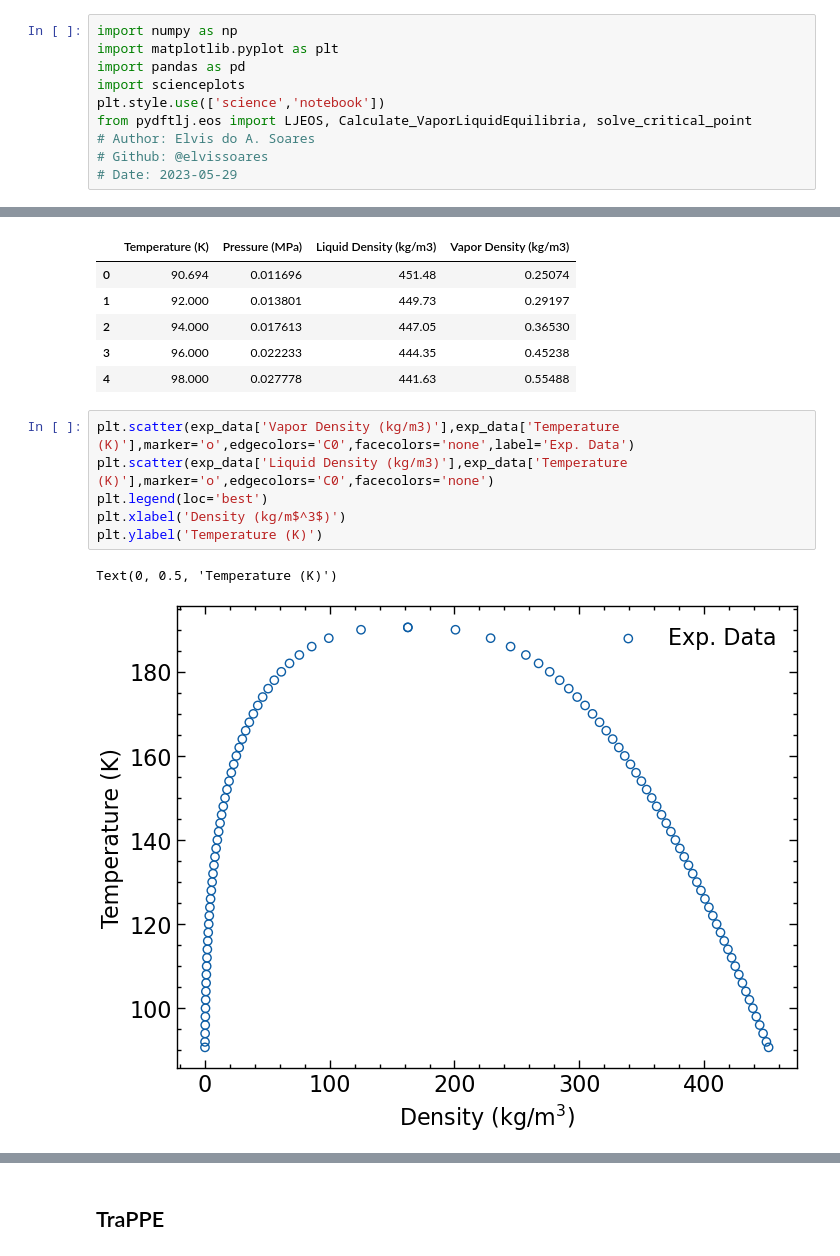
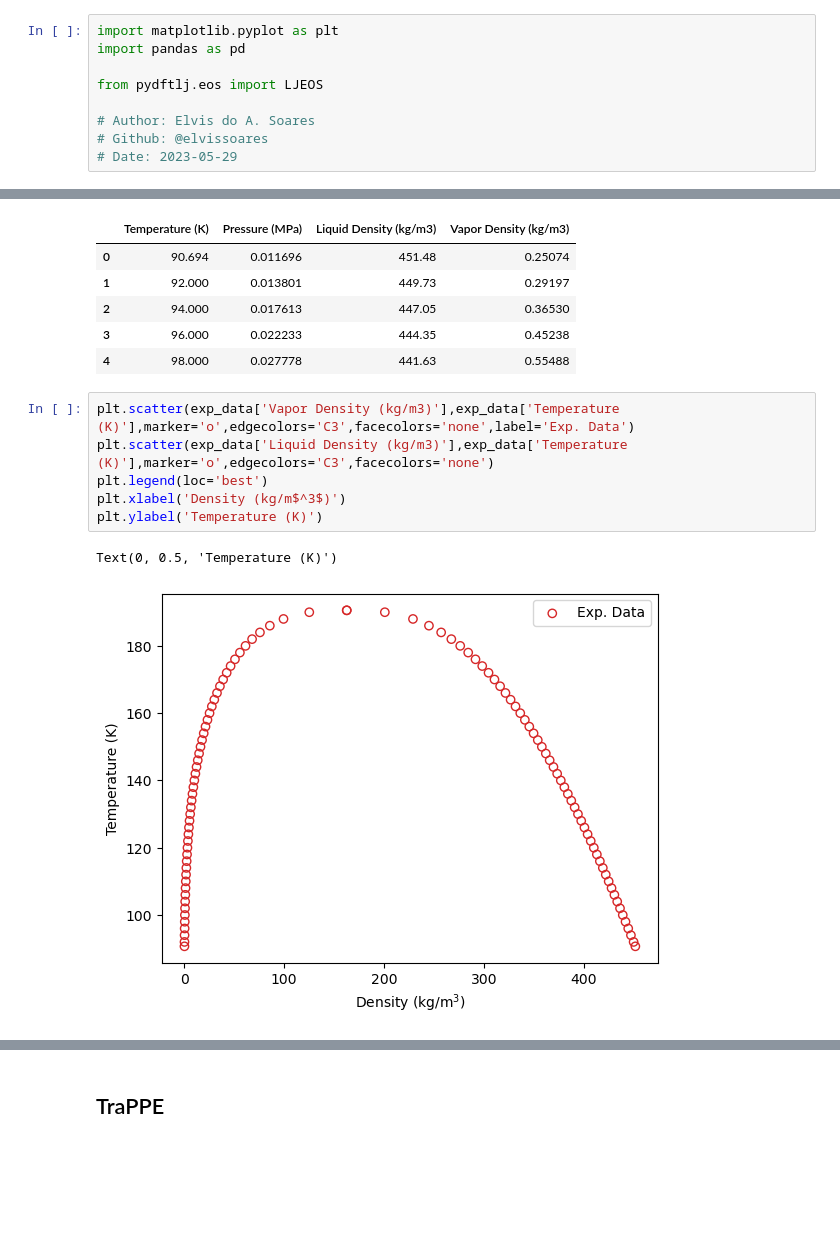
Before and after one commit to elvissoares/PyDFTlj, a Jupyter notebook: examples/Example1-Phasediagram-Methane.ipynb, the cells around one changed output, grey strips where cells are left out. Saved outputs shown, nothing was run; the diff lists cells and outputs as text; blank space fills up the shorter version.

```diff
--- a/examples/Example1-Phasediagram-Methane.ipynb
+++ b/examples/Example1-Phasediagram-Methane.ipynb
@@ -1,10 +1,9 @@
 # %%
-import numpy as np
 import matplotlib.pyplot as plt
 import pandas as pd
-import scienceplots
-plt.style.use(['science','notebook'])
-from pydftlj.eos import LJEOS, Calculate_VaporLiquidEquilibria, solve_critical_point
+
+from pydftlj.eos import LJEOS
+
 # Author: Elvis do A. Soares
 # Github: @elvissoares
 # Date: 2023-05-29
@@ -24,11 +28,11 @@ exp_data.head()
 | 3 | 96.000 | 0.022233 | 444.35 | 0.45238 |
 | 4 | 98.000 | 0.027778 | 441.63 | 0.55488 |
 # %%
-plt.scatter(exp_data['Vapor Density (kg/m3)'],exp_data['Temperature (K)'],marker='o',edgecolors='C0',facecolors='none',label='Exp. Data')
-plt.scatter(exp_data['Liquid Density (kg/m3)'],exp_data['Temperature (K)'],marker='o',edgecolors='C0',facecolors='none')
+plt.scatter(exp_data['Vapor Density (kg/m3)'],exp_data['Temperature (K)'],marker='o',edgecolors='C3',facecolors='none',label='Exp. Data')
+plt.scatter(exp_data['Liquid Density (kg/m3)'],exp_data['Temperature (K)'],marker='o',edgecolors='C3',facecolors='none')
 plt.legend(loc='best')
 plt.xlabel('Density (kg/m$^3$)')
 plt.ylabel('Temperature (K)')
 # %% [output]
 Text(0, 0.5, 'Temperature (K)')
-[figure, old version]
+[figure, new version]
```
Also changed, not shown: parts of 20 cells of this notebook, 1 other file.
